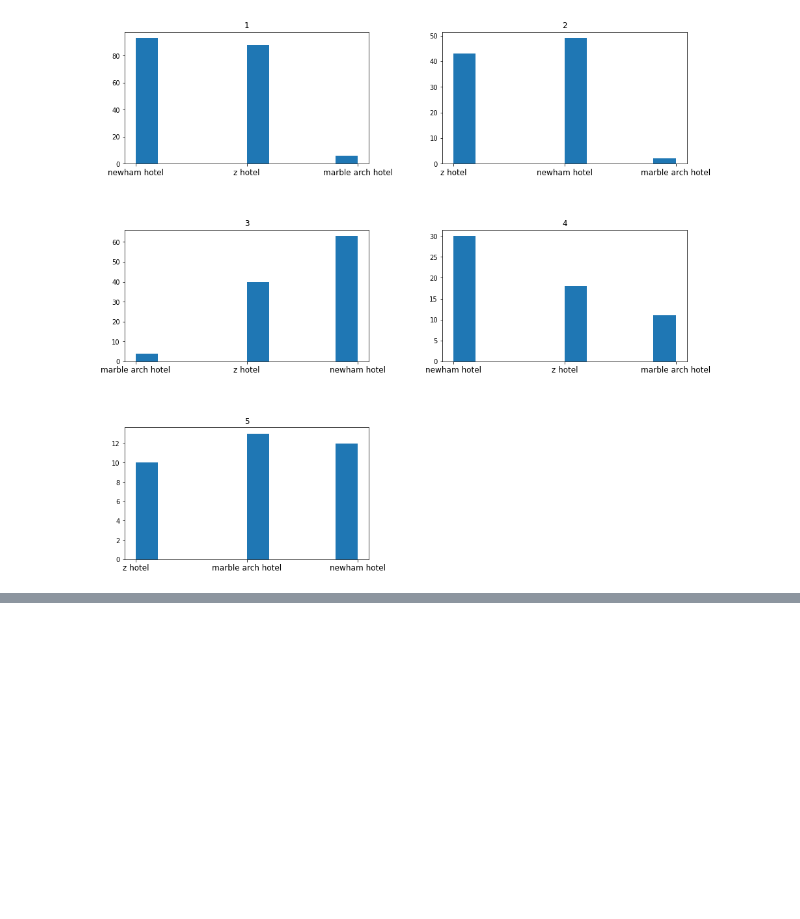
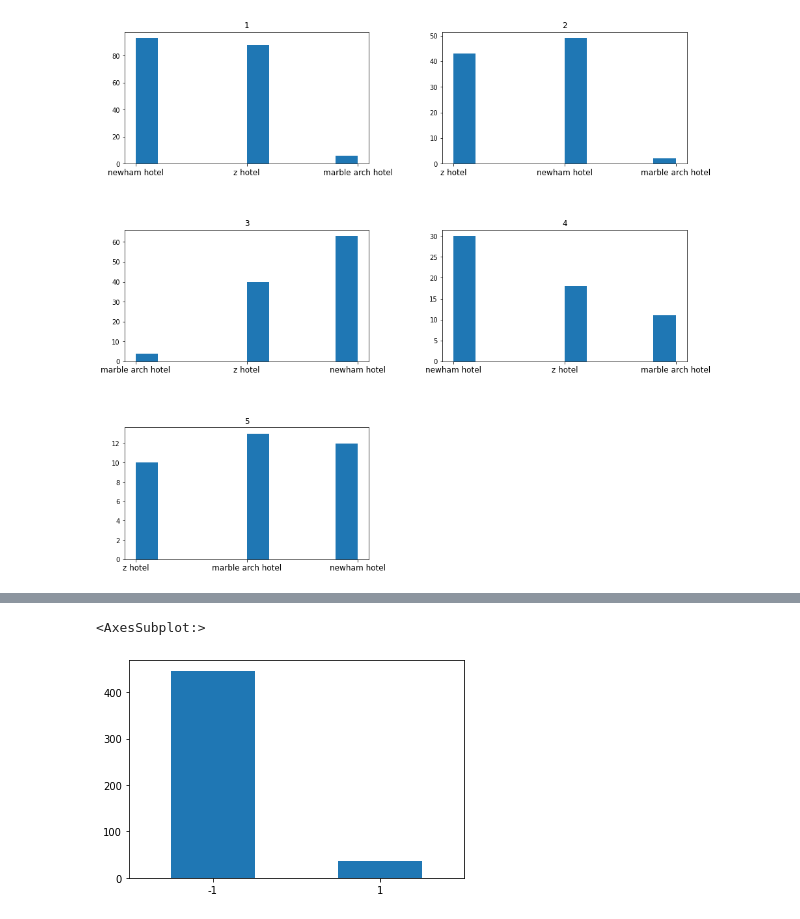
Before and after one commit to syedmuhammadshahrukh/nlp-sentiment-analysis, a Jupyter notebook: main.ipynb, the cells around one changed output, grey strips where cells are left out. Drawn from its saved outputs; the diff is of its cells as text; code cells hidden in the pictures; blank space fills up the shorter version.

```diff
--- a/main.ipynb
+++ b/main.ipynb
@@ -234,5 +245,5 @@ D1.head()
 ## DataFrame with only reviews of hotels belonging to Ambigous Class
 # %%
 #DataFrame with only data of hotels with standard deviation above threshold
-filtered_data = data_with_ambiguity.copy()
+filtered_data = D1.copy()
 filtered_data = filtered_data.loc[(filtered_data['Property Name'] == 'z hotel') | (filtered_data['Property Name'] == 'marble arch hotel') | (filtered_data['Property Name'] == 'newham hotel')]
@@ -277,0 +306,5 @@ grouped.first()
+# %%
+filtered_data['Ambigous'].value_counts().plot.bar(rot=0)
+# %% [output]
+<AxesSubplot:>
+[figure, added]
```
Also changed, not shown: parts of 6 cells of this notebook.
